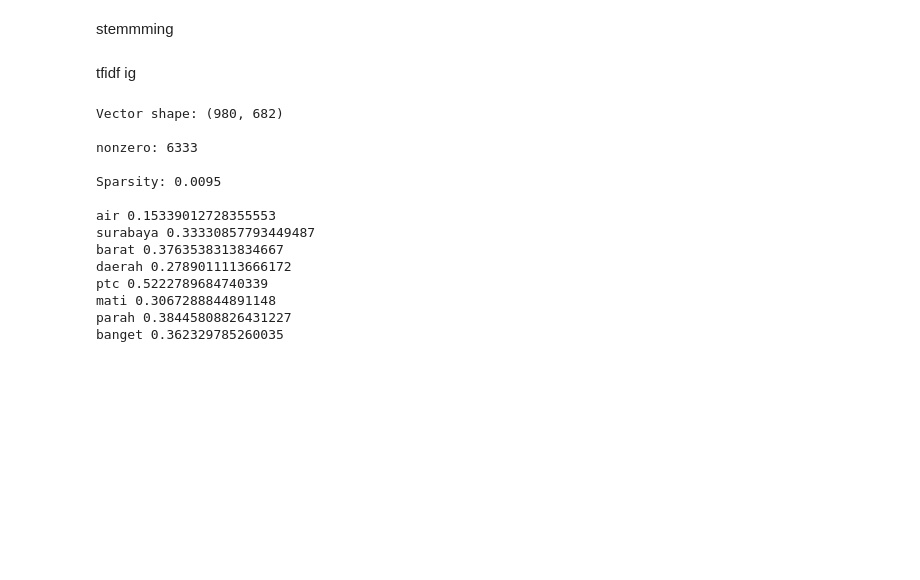
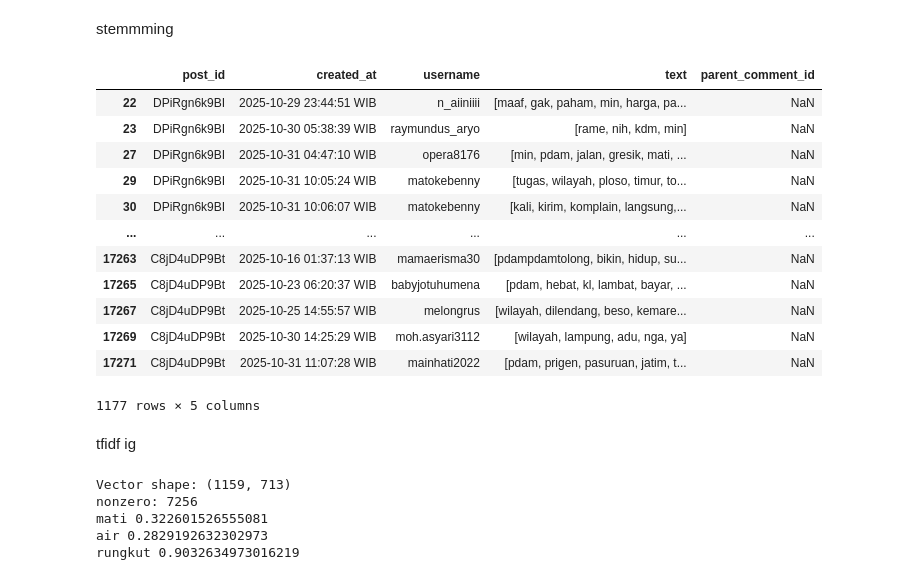
Before and after one commit to fatimahAMahros/pa_goes_brrr, a Jupyter notebook: preprocess_ts.ipynb, the cells around one changed output. Cells and saved outputs as stored; diff of their text form; code cells hidden in the pictures; blank space fills up the shorter version.

```diff
--- a/preprocess_ts.ipynb
+++ b/preprocess_ts.ipynb
@@ -148,8 +154,15 @@ def normalize_tokens(token_list):
 
 data["text"] = data["text"].apply(normalize_tokens)
 # %%
-data_partial = data.head(1000).copy()
-# data_partial.to_csv('partial_no_pdam4.csv', index=False)
+data_partial = data.copy()
+# # data_partial.to_csv('partial_no_pdam4.csv', index=False)
+# data_oct = data[(data['created_at'] > '2025-10-01') & (data['created_at'] < '2025-11-01')]
+# data_sept = data[(data['created_at'] > '2025-09-01') & (data['created_at'] < '2025-10-01')]
+# # data_sept.to_csv('september_comments.csv', index=False)
+# data_partial = data_oct.copy()
+
+
+# the partial thing will be done after stemming, for preparation of demo
 # %% [markdown]
 formalize
 # %%
@@ -186,3 +201,20 @@ data_partial["text"] = data_partial["text"].apply(stem_tokens)
+# %%
+data_partial = data_partial[(data_partial['created_at'] > '2025-10-01') & (data['created_at'] < '2025-11-01')]
+data_partial
+# %% [output]
+|  | post_id | created_at | username | text | parent_comment_id |
+| 22 | DPiRgn6k9BI | 2025-10-29 23:44:51 WIB | n_aiiniiii | [maaf, gak, paham, min, harga, pa... | NaN |
+| 23 | DPiRgn6k9BI | 2025-10-30 05:38:39 WIB | raymundus_aryo | [rame, nih, kdm, min] | NaN |
+| 27 | DPiRgn6k9BI | 2025-10-31 04:47:10 WIB | opera8176 | [min, pdam, jalan, gresik, mati, ... | NaN |
+| 29 | DPiRgn6k9BI | 2025-10-31 10:05:24 WIB | matokebenny | [tugas, wilayah, ploso, timur, to... | NaN |
+| 30 | DPiRgn6k9BI | 2025-10-31 10:06:07 WIB | matokebenny | [kali, kirim, komplain, langsung,... | NaN |
+| ... | ... | ... | ... | ... | ... |
+| 17263 | C8jD4uDP9Bt | 2025-10-16 01:37:13 WIB | mamaerisma30 | [pdampdamtolong, bikin, hidup, su... | NaN |
+| 17265 | C8jD4uDP9Bt | 2025-10-23 06:20:37 WIB | babyjotuhumena | [pdam, hebat, kl, lambat, bayar, ... | NaN |
+| 17267 | C8jD4uDP9Bt | 2025-10-25 14:55:57 WIB | melongrus | [wilayah, dilendang, beso, kemare... | NaN |
+| 17269 | C8jD4uDP9Bt | 2025-10-30 14:25:29 WIB | moh.asyari3112 | [wilayah, lampung, adu, nga, ya] | NaN |
+| 17271 | C8jD4uDP9Bt | 2025-10-31 11:07:28 WIB | mainhati2022 | [pdam, prigen, pasuruan, jatim, t... | NaN |
+1177 rows × 5 columns
 # %% [markdown]
 tfidf ig
 # %%
@@ -201,28 +233,17 @@ vectors = vectorizer.fit_transform(data_partial['processed_text'])
 feature_names = vectorizer.get_feature_names_out()
 vectors_dense = vectors.toarray()
 # %%
-print(f"Vector shape: {vectors.shape}\n")
-print(f"nonzero: {vectors.nnz}\n")
-sparsity = vectors.nnz / (980 * 682)
-print(f"Sparsity: {sparsity:.4f}\n")
-row = vectors[5]
+print(f"Vector shape: {vectors.shape}")
+print(f"nonzero: {vectors.nnz}")
+row = vectors[13]
 indices = row.indices
 values = row.data
 
 for i, v in zip(indices, values):
     print(feature_names[i], v)
 # %% [output]
-Vector shape: (980, 682)
-
-nonzero: 6333
-
-Sparsity: 0.0095
-
-air 0.15339012728355553
-surabaya 0.33330857793449487
-barat 0.3763538313834667
-daerah 0.2789011113666172
-ptc 0.5222789684740339
-mati 0.3067288844891148
-parah 0.38445808826431227
-banget 0.362329785260035
+Vector shape: (1159, 713)
+nonzero: 7256
+mati 0.322601526555081
+air 0.2829192632302973
+rungkut 0.9032634973016219
```
Also changed, not shown: parts of 8 cells of this notebook, 16 other files.
